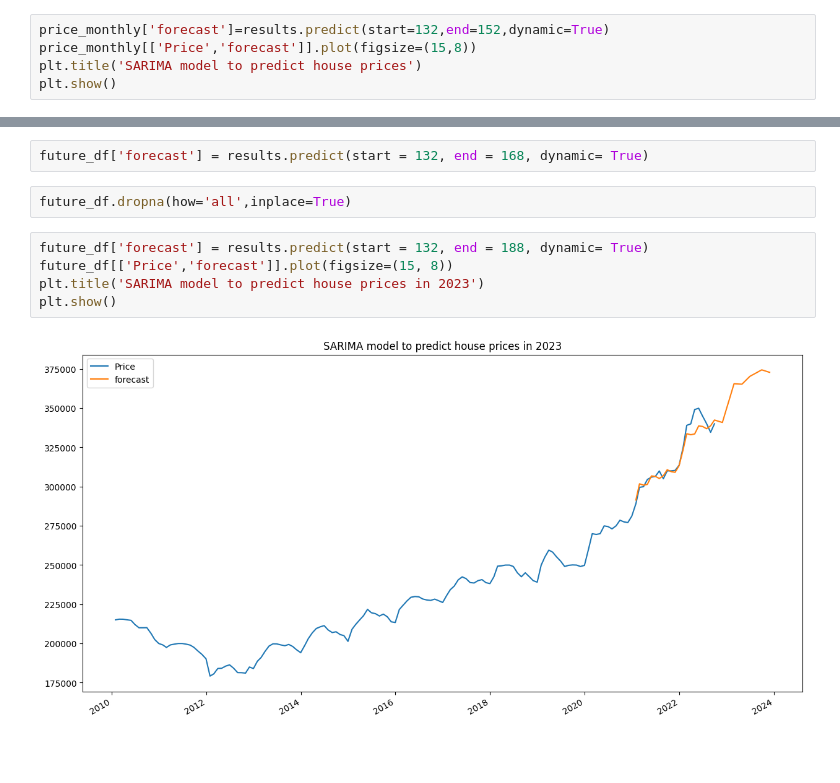
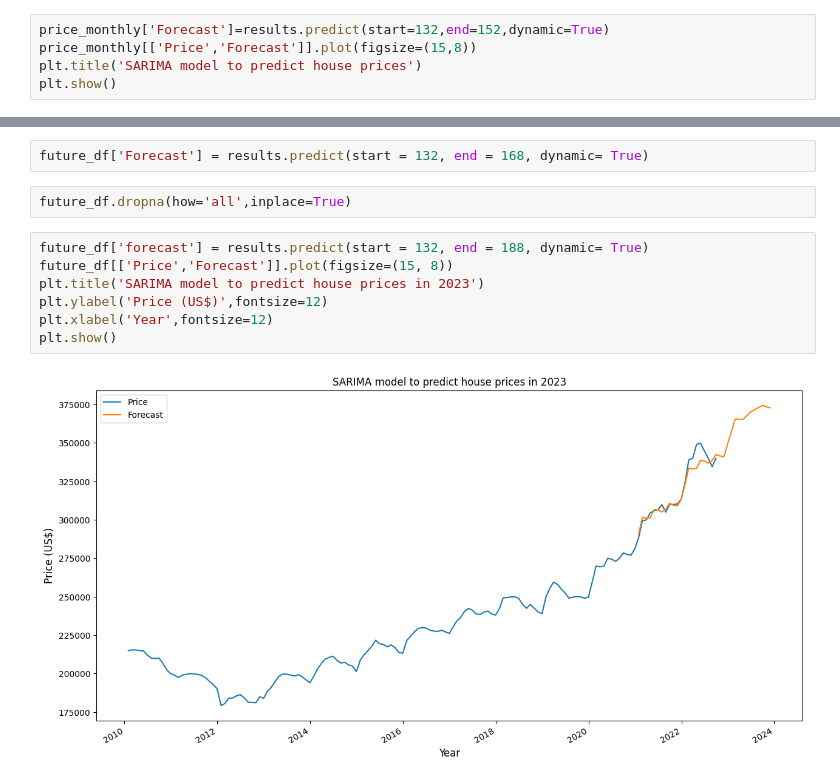
Before and after one commit to julicaro31/GRUPO_07-PF_DS4, a Jupyter notebook: machine_learning/time_series.ipynb, the cells around one changed output, grey strips where cells are left out. Drawn from its saved outputs; the diff is of its cells as text; blank space fills up the shorter version.

```diff
--- a/machine_learning/time_series.ipynb
+++ b/machine_learning/time_series.ipynb
@@ -430,8 +431,8 @@ Warnings:
 [1] Covariance matrix calculated using the outer product of gradients (complex-step).
 [2] Covariance matrix is singular or near-singular, with condition number 1.33e+32. Standard errors may be unstable.
 # %%
-price_monthly['forecast']=results.predict(start=132,end=152,dynamic=True)
-price_monthly[['Price','forecast']].plot(figsize=(15,8))
+price_monthly['Forecast']=results.predict(start=132,end=152,dynamic=True)
+price_monthly[['Price','Forecast']].plot(figsize=(15,8))
 plt.title('SARIMA model to predict house prices')
 plt.show()
 # %% [output]
@@ -447,13 +460,15 @@ future_df = pd.concat([price_monthly,future_dates_df])
 # %%
 # 20 months --> test set (from January 2021 to September 2022)
 # %%
-future_df['forecast'] = results.predict(start = 132, end = 168, dynamic= True)
+future_df['Forecast'] = results.predict(start = 132, end = 168, dynamic= True)
 # %%
 future_df.dropna(how='all',inplace=True)
 # %%
 future_df['forecast'] = results.predict(start = 132, end = 188, dynamic= True)
-future_df[['Price','forecast']].plot(figsize=(15, 8))
+future_df[['Price','Forecast']].plot(figsize=(15, 8))
 plt.title('SARIMA model to predict house prices in 2023')
+plt.ylabel('Price (US$)',fontsize=12)
+plt.xlabel('Year',fontsize=12)
 plt.show()
 # %% [output]
-[figure, old version]
+[figure, new version]
```
Also changed, not shown: parts of 7 cells of this notebook, 2 other files.
